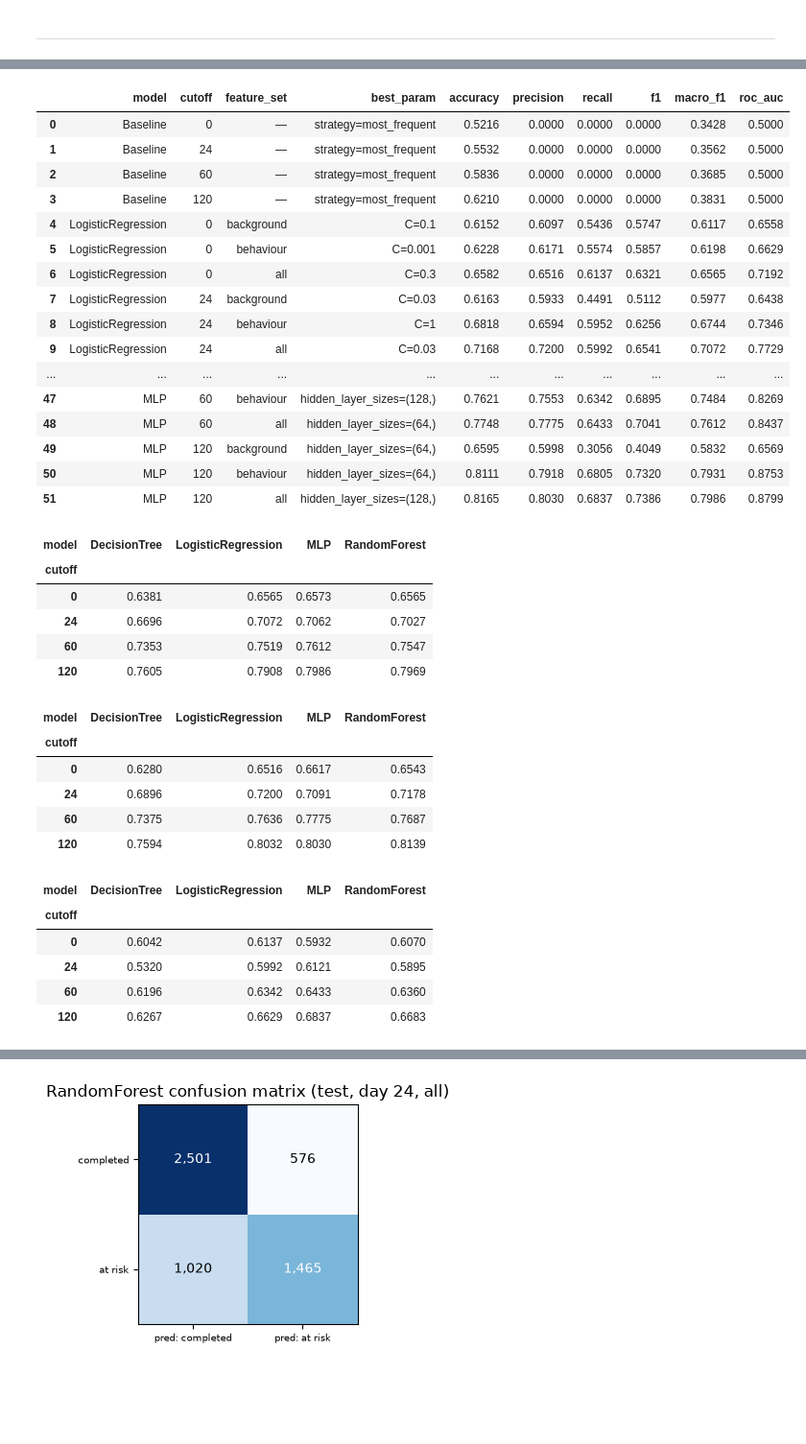
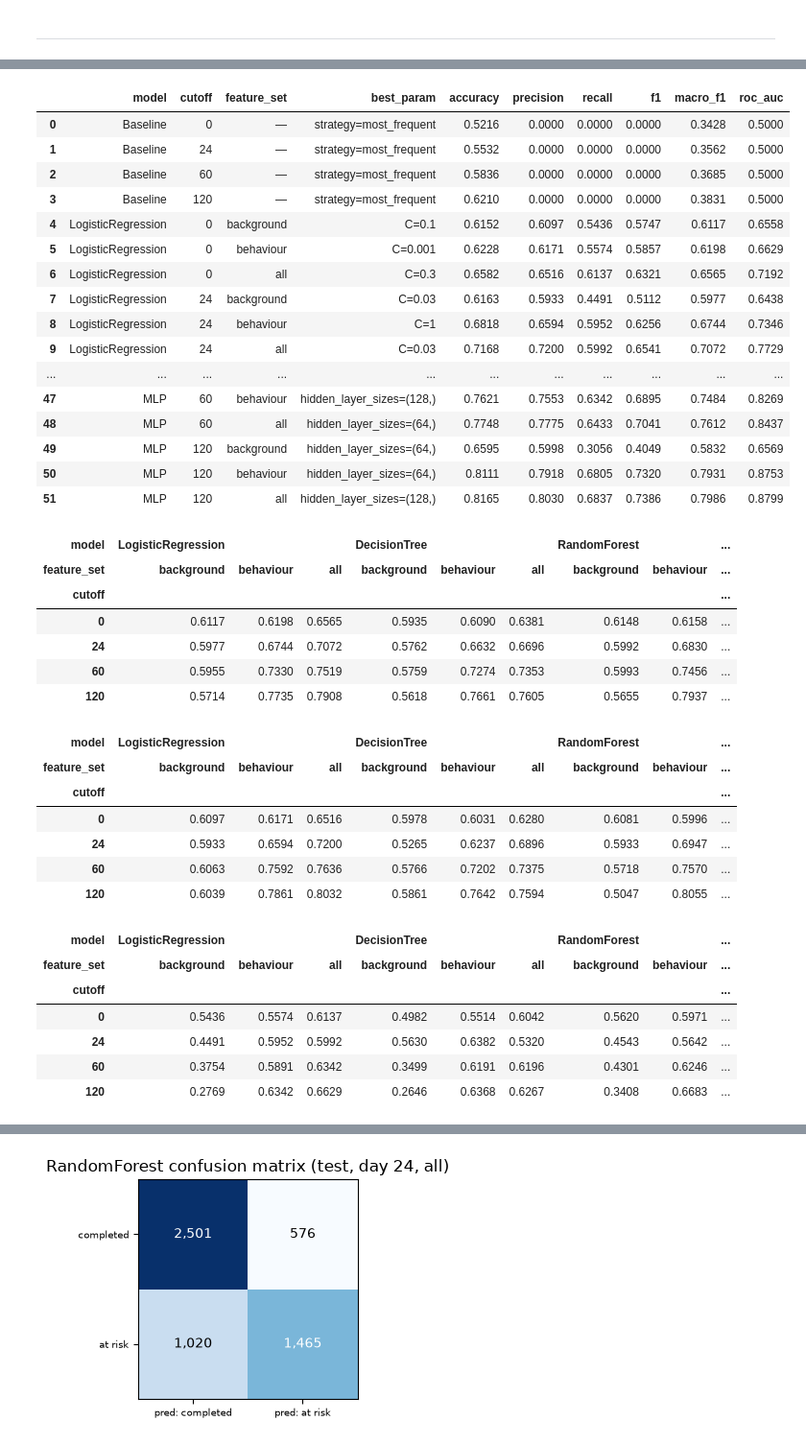
Before and after one commit to guangyu11/OULAD-Prediction, a Jupyter notebook: main.ipynb, the cells around one changed output, grey strips where cells are left out. Shown at 96% size. Saved outputs shown, nothing was run; the diff lists cells and outputs as text; code cells hidden in the pictures; blank space fills up the shorter version.

```diff
--- a/main.ipynb
+++ b/main.ipynb
@@ -939,47 +938,50 @@ Name: count, dtype: int64
 # %%
 # stack the classical and MLP results to answer RQ1 and RQ2
 all_results = pd.concat([classical_results, mlp_results], ignore_index=True)
 display(all_results)
 
 # statistics to RQ1: How did models perform with the cutoff day?
-rq1_table = all_results[all_results["feature_set"] == "all"]
-display(rq1_table.pivot(index="cutoff", columns="model", values="macro_f1"))
-display(rq1_table.pivot(index="cutoff", columns="model", values="precision"))
-display(rq1_table.pivot(index="cutoff", columns="model", values="recall"))
+rq1_table = all_results[all_results["model"] != "Baseline"]
+display(rq1_table.pivot(index="cutoff", columns=["model", "feature_set"], values="macro_f1"))
+display(rq1_table.pivot(index="cutoff", columns=["model", "feature_set"], values="precision"))
+display(rq1_table.pivot(index="cutoff", columns=["model", "feature_set"], values="recall"))
 # %% [output]
 |  | model | cutoff | feature_set | best_param | accuracy | precision | recall | f1 | macro_f1 | roc_auc |
 | 0 | Baseline | 0 | — | strategy=most_frequent | 0.5216 | 0.0000 | 0.0000 | 0.0000 | 0.3428 | 0.5000 |
 | 1 | Baseline | 24 | — | strategy=most_frequent | 0.5532 | 0.0000 | 0.0000 | 0.0000 | 0.3562 | 0.5000 |
 | 2 | Baseline | 60 | — | strategy=most_frequent | 0.5836 | 0.0000 | 0.0000 | 0.0000 | 0.3685 | 0.5000 |
 | 3 | Baseline | 120 | — | strategy=most_frequent | 0.6210 | 0.0000 | 0.0000 | 0.0000 | 0.3831 | 0.5000 |
 | 4 | LogisticRegression | 0 | background | C=0.1 | 0.6152 | 0.6097 | 0.5436 | 0.5747 | 0.6117 | 0.6558 |
 | 5 | LogisticRegression | 0 | behaviour | C=0.001 | 0.6228 | 0.6171 | 0.5574 | 0.5857 | 0.6198 | 0.6629 |
 | 6 | LogisticRegression | 0 | all | C=0.3 | 0.6582 | 0.6516 | 0.6137 | 0.6321 | 0.6565 | 0.7192 |
 | 7 | LogisticRegression | 24 | background | C=0.03 | 0.6163 | 0.5933 | 0.4491 | 0.5112 | 0.5977 | 0.6438 |
 | 8 | LogisticRegression | 24 | behaviour | C=1 | 0.6818 | 0.6594 | 0.5952 | 0.6256 | 0.6744 | 0.7346 |
 | 9 | LogisticRegression | 24 | all | C=0.03 | 0.7168 | 0.7200 | 0.5992 | 0.6541 | 0.7072 | 0.7729 |
 | ... | ... | ... | ... | ... | ... | ... | ... | ... | ... | ... |
 | 47 | MLP | 60 | behaviour | hidden_layer_sizes=(128,) | 0.7621 | 0.7553 | 0.6342 | 0.6895 | 0.7484 | 0.8269 |
 | 48 | MLP | 60 | all | hidden_layer_sizes=(64,) | 0.7748 | 0.7775 | 0.6433 | 0.7041 | 0.7612 | 0.8437 |
 | 49 | MLP | 120 | background | hidden_layer_sizes=(64,) | 0.6595 | 0.5998 | 0.3056 | 0.4049 | 0.5832 | 0.6569 |
 | 50 | MLP | 120 | behaviour | hidden_layer_sizes=(64,) | 0.8111 | 0.7918 | 0.6805 | 0.7320 | 0.7931 | 0.8753 |
 | 51 | MLP | 120 | all | hidden_layer_sizes=(128,) | 0.8165 | 0.8030 | 0.6837 | 0.7386 | 0.7986 | 0.8799 |
-| model | DecisionTree | LogisticRegression | MLP | RandomForest |
-| cutoff |  |  |  |  |
-| 0 | 0.6381 | 0.6565 | 0.6573 | 0.6565 |
-| 24 | 0.6696 | 0.7072 | 0.7062 | 0.7027 |
-| 60 | 0.7353 | 0.7519 | 0.7612 | 0.7547 |
-| 120 | 0.7605 | 0.7908 | 0.7986 | 0.7969 |
+| model | LogisticRegression |  |  | DecisionTree |  |  | RandomForest |  | ... |
+| feature_set | background | behaviour | all | background | behaviour | all | background | behaviour | ... |
+| cutoff |  |  |  |  |  |  |  |  | ... |
+| 0 | 0.6117 | 0.6198 | 0.6565 | 0.5935 | 0.6090 | 0.6381 | 0.6148 | 0.6158 | ... |
+| 24 | 0.5977 | 0.6744 | 0.7072 | 0.5762 | 0.6632 | 0.6696 | 0.5992 | 0.6830 | ... |
+| 60 | 0.5955 | 0.7330 | 0.7519 | 0.5759 | 0.7274 | 0.7353 | 0.5993 | 0.7456 | ... |
+| 120 | 0.5714 | 0.7735 | 0.7908 | 0.5618 | 0.7661 | 0.7605 | 0.5655 | 0.7937 | ... |
-| model | DecisionTree | LogisticRegression | MLP | RandomForest |
-| cutoff |  |  |  |  |
-| 0 | 0.6280 | 0.6516 | 0.6617 | 0.6543 |
-| 24 | 0.6896 | 0.7200 | 0.7091 | 0.7178 |
-| 60 | 0.7375 | 0.7636 | 0.7775 | 0.7687 |
-| 120 | 0.7594 | 0.8032 | 0.8030 | 0.8139 |
+| model | LogisticRegression |  |  | DecisionTree |  |  | RandomForest |  | ... |
+| feature_set | background | behaviour | all | background | behaviour | all | background | behaviour | ... |
+| cutoff |  |  |  |  |  |  |  |  | ... |
+| 0 | 0.6097 | 0.6171 | 0.6516 | 0.5978 | 0.6031 | 0.6280 | 0.6081 | 0.5996 | ... |
+| 24 | 0.5933 | 0.6594 | 0.7200 | 0.5265 | 0.6237 | 0.6896 | 0.5933 | 0.6947 | ... |
+| 60 | 0.6063 | 0.7592 | 0.7636 | 0.5766 | 0.7202 | 0.7375 | 0.5718 | 0.7570 | ... |
+| 120 | 0.6039 | 0.7861 | 0.8032 | 0.5861 | 0.7642 | 0.7594 | 0.5047 | 0.8055 | ... |
-| model | DecisionTree | LogisticRegression | MLP | RandomForest |
-| cutoff |  |  |  |  |
-| 0 | 0.6042 | 0.6137 | 0.5932 | 0.6070 |
-| 24 | 0.5320 | 0.5992 | 0.6121 | 0.5895 |
-| 60 | 0.6196 | 0.6342 | 0.6433 | 0.6360 |
-| 120 | 0.6267 | 0.6629 | 0.6837 | 0.6683 |
+| model | LogisticRegression |  |  | DecisionTree |  |  | RandomForest |  | ... |
+| feature_set | background | behaviour | all | background | behaviour | all | background | behaviour | ... |
+| cutoff |  |  |  |  |  |  |  |  | ... |
+| 0 | 0.5436 | 0.5574 | 0.6137 | 0.4982 | 0.5514 | 0.6042 | 0.5620 | 0.5971 | ... |
+| 24 | 0.4491 | 0.5952 | 0.5992 | 0.5630 | 0.6382 | 0.5320 | 0.4543 | 0.5642 | ... |
+| 60 | 0.3754 | 0.5891 | 0.6342 | 0.3499 | 0.6191 | 0.6196 | 0.4301 | 0.6246 | ... |
+| 120 | 0.2769 | 0.6342 | 0.6629 | 0.2646 | 0.6368 | 0.6267 | 0.3408 | 0.6683 | ... |
 # %% [markdown]
```
Also changed, not shown: parts of 19 cells of this notebook.
